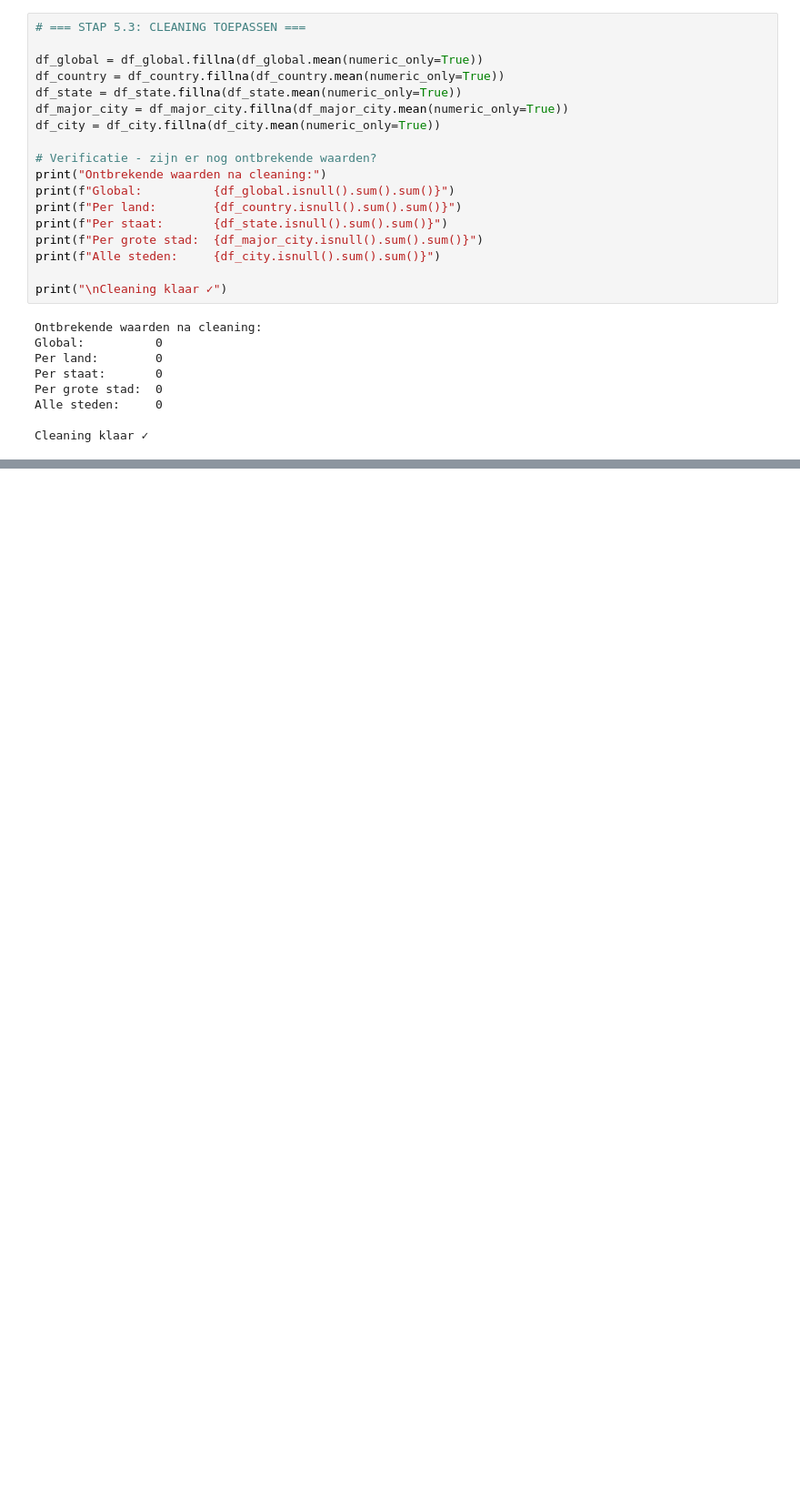
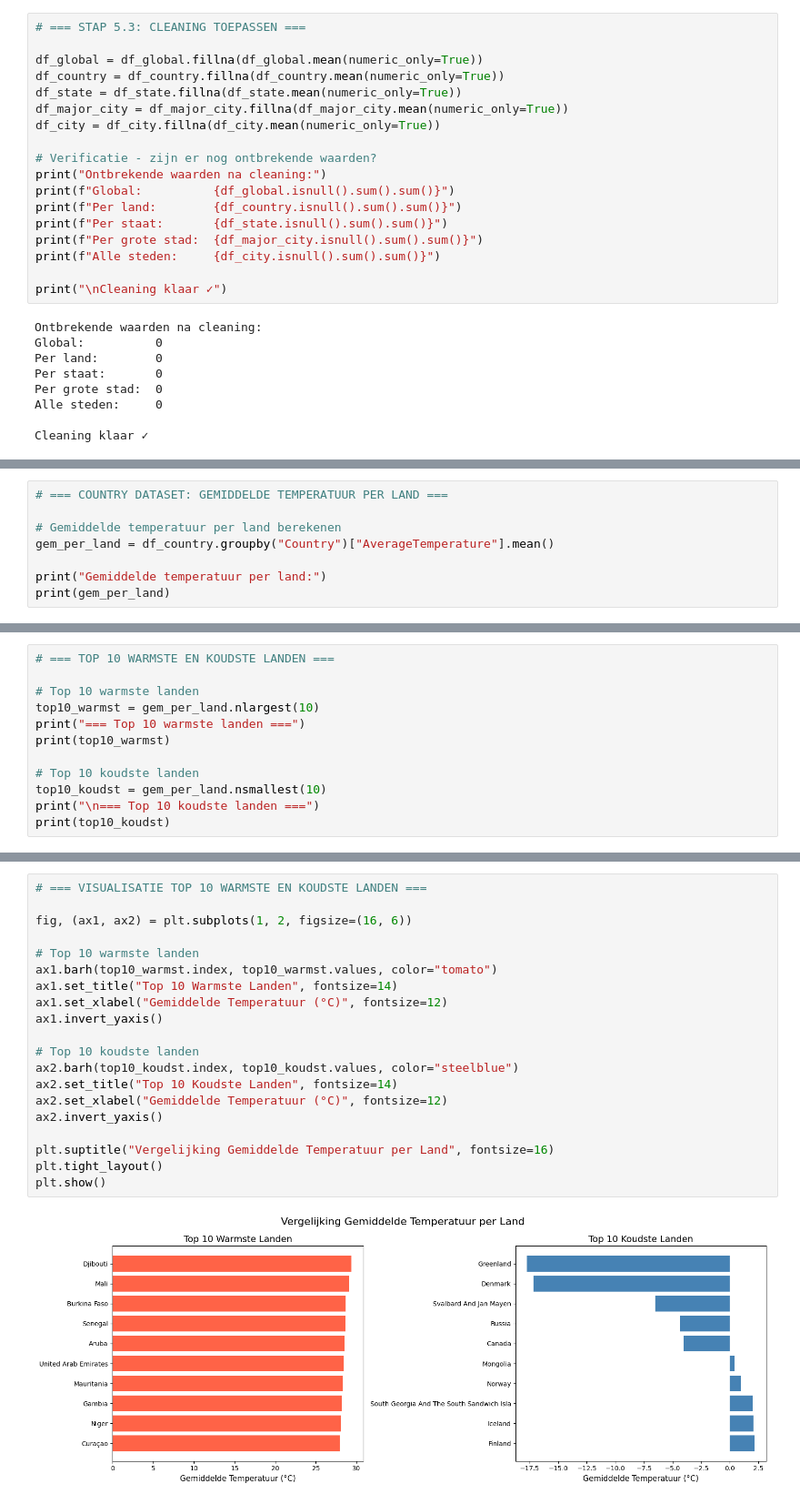
Before and after one commit to nestaschuler/climate_watch, a Jupyter notebook: Opdrachten.ipynb, the cells around one changed output, grey strips where cells are left out. Shown at 91% size. Saved outputs shown, nothing was run; the diff lists cells and outputs as text; blank space fills up the shorter version.

```diff
--- a/Opdrachten.ipynb
+++ b/Opdrachten.ipynb
@@ -447,0 +559,8 @@ Cleaning klaar ✓
+# %%
+# === COUNTRY DATASET: GEMIDDELDE TEMPERATUUR PER LAND ===
+
+# Gemiddelde temperatuur per land berekenen
+gem_per_land = df_country.groupby("Country")["AverageTemperature"].mean()
+
+print("Gemiddelde temperatuur per land:")
+print(gem_per_land)
@@ -447,0 +582,12 @@ Cleaning klaar ✓
+# %%
+# === TOP 10 WARMSTE EN KOUDSTE LANDEN ===
+
+# Top 10 warmste landen
+top10_warmst = gem_per_land.nlargest(10)
+print("=== Top 10 warmste landen ===")
+print(top10_warmst)
+
+# Top 10 koudste landen
+top10_koudst = gem_per_land.nsmallest(10)
+print("\n=== Top 10 koudste landen ===")
+print(top10_koudst)
@@ -447,0 +612,22 @@ Cleaning klaar ✓
+# %%
+# === VISUALISATIE TOP 10 WARMSTE EN KOUDSTE LANDEN ===
+
+fig, (ax1, ax2) = plt.subplots(1, 2, figsize=(16, 6))
+
+# Top 10 warmste landen
+ax1.barh(top10_warmst.index, top10_warmst.values, color="tomato")
+ax1.set_title("Top 10 Warmste Landen", fontsize=14)
+ax1.set_xlabel("Gemiddelde Temperatuur (°C)", fontsize=12)
+ax1.invert_yaxis()
+
+# Top 10 koudste landen
+ax2.barh(top10_koudst.index, top10_koudst.values, color="steelblue")
+ax2.set_title("Top 10 Koudste Landen", fontsize=14)
+ax2.set_xlabel("Gemiddelde Temperatuur (°C)", fontsize=12)
+ax2.invert_yaxis()
+
+plt.suptitle("Vergelijking Gemiddelde Temperatuur per Land", fontsize=16)
+plt.tight_layout()
+plt.show()
+# %% [output]
+[figure, added]
```
Also changed, not shown: parts of 20 cells of this notebook.
